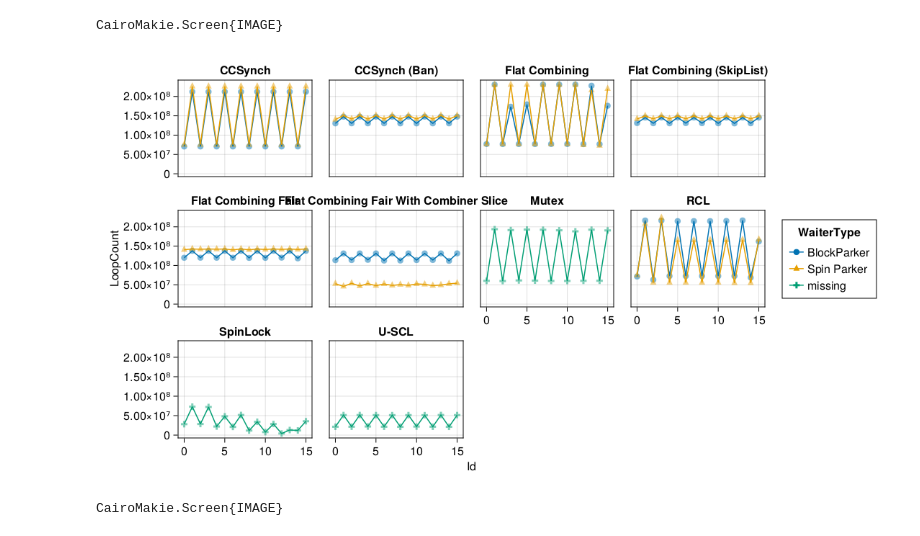
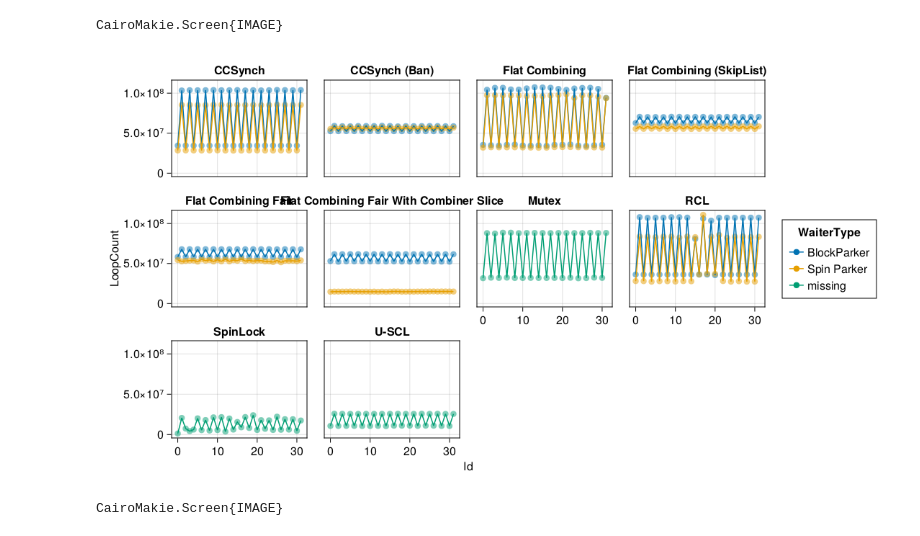
Before and after one commit to taooceros/Locks, a Jupyter notebook: visualization/graph.ipynb, the cells around one changed output. Cells and saved outputs as stored; diff of their text form; code cells hidden in the pictures.

Commit message:
fix graph & some update

```diff
--- a/visualization/graph.ipynb
+++ b/visualization/graph.ipynb
@@ -3,6 +3,6 @@
 # %%
 @time using DataFrames, CSV
 
-bench = @time CSV.read("output/output.csv", DataFrame)
+bench = @time CSV.read("output/output_nc_10ns.csv", DataFrame)
 bench.Locktype = first.(split.(bench.Locktype, "|"))
 # %% [output]
@@ -53,23 +31,23 @@ CairoMakie.Screen{IMAGE}
 # %%
 using AlgebraOfGraphics, CairoMakie
 using AlgebraOfGraphics: density
 using Tidier
 
 CairoMakie.activate!(type = "svg")
 
 
 loop_comparison = ((@chain bench begin
-        Tidier.@filter(ThreadNum == 16)
-end) |> data) * mapping(:Id, :LoopCount, layout = :Locktype, color = :WaiterType, marker = :WaiterType) * (visual(Scatter, alpha = 0.5) + visual(Lines))
+        Tidier.@filter(ThreadNum == 32)
+end) |> data) * mapping(:Id, :LoopCount, layout = :Locktype, color = :WaiterType) * (visual(Scatter, alpha = 0.5) + visual(Lines))
 
 # savefig(loop_comparison, "graphs/loop_comparison.svg")
 fig = draw(loop_comparison, figure = (resolution = (1100,600),))
 
 save("graphs/loop_comparison_per_thread.svg", fig)
 
 display(fig)
 # %% [output]
-[figure, old version]
+[figure, new version]
 CairoMakie.Screen{IMAGE}
 # %%
 using AlgebraOfGraphics, CairoMakie
```
Also changed, not shown: parts of 6 cells of this notebook, 4 other files.
